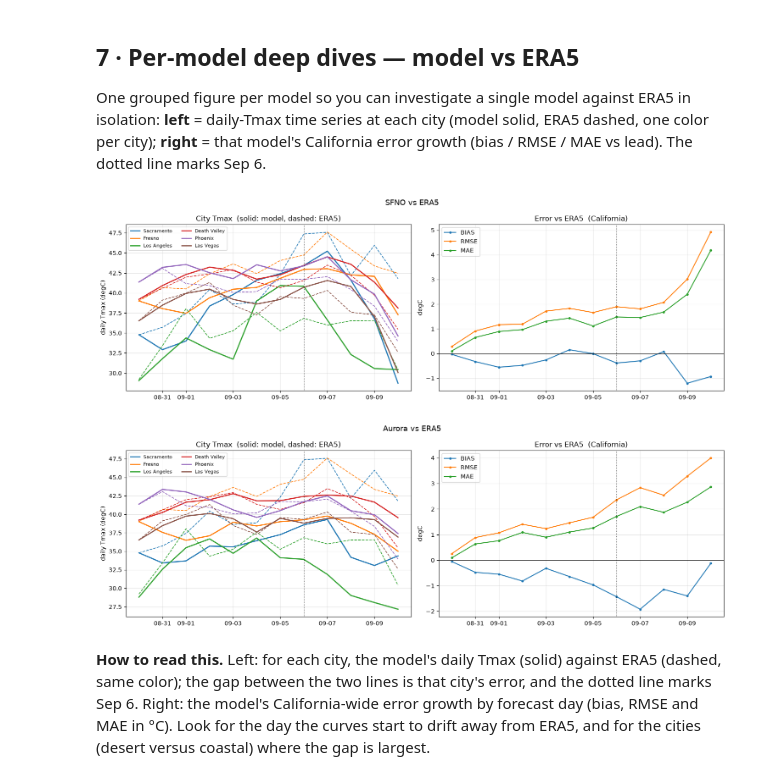
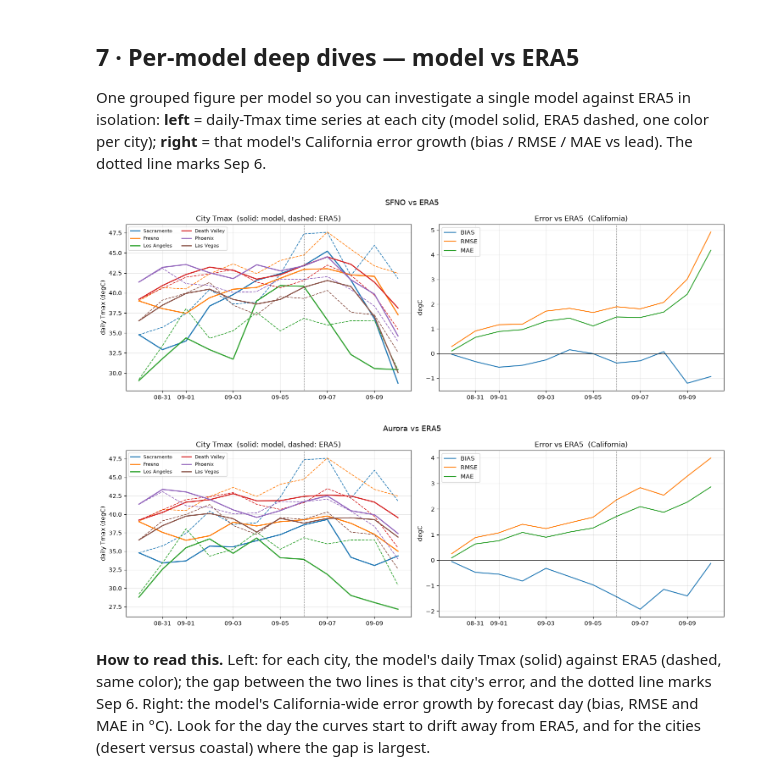
Before and after one commit to ChristianByars/West-Coast-Forecasts, a Jupyter notebook: HeatWaves.ipynb, the cells around one changed output. Saved outputs shown, nothing was run; the diff lists cells and outputs as text; code cells hidden in the pictures.

```diff
--- a/HeatWaves.ipynb
+++ b/HeatWaves.ipynb
@@ -519,8 +519,8 @@ peak = days[np.argmin(np.abs(days - EVENT_PEAK))]
 fig, (ax_r, ax_b) = plt.subplots(1, 2, figsize=(14, 4.8))
 for k in MODELS:
     err = error_metrics_per_day(crop_bbox(tmax[k], reg["lat"], reg["lon360"]), e_ca)
-    ax_r.plot(xdays, err["rmse"].values, marker="o", ms=3, label=MODELS[k]["label"])
-    ax_b.plot(xdays, err["bias"].values, marker="o", ms=3, label=MODELS[k]["label"])
+    ax_r.plot(xdays, err["rmse"].values, label=MODELS[k]["label"])
+    ax_b.plot(xdays, err["bias"].values, label=MODELS[k]["label"])
 for ax, ttl in ((ax_r, "RMSE"), (ax_b, "Bias")):
     ax.axvline(xpeak, color="k", lw=0.8, ls=":")
     ax.set_title(ttl); ax.set_ylabel("degC")
@@ -589,36 +589,36 @@ def model_vs_era5_panel(key):
     md, ed = tmax[key], era5_tmax
     reg    = REGIONS["CALIFORNIA"]
     err    = error_metrics_per_day(crop_bbox(md, reg["lat"], reg["lon360"]),
                                    crop_bbox(ed, reg["lat"], reg["lon360"]))
 
     fig, (axL, axR) = plt.subplots(1, 2, figsize=(15, 5))
     cmap = plt.get_cmap("tab10")
     for i, (city, (clat, clon)) in enumerate(CITIES.items()):
         c = cmap(i % 10)
         axL.plot(xdays, city_series(md, clat, clon).values, color=c, lw=1.9, label=city)
         axL.plot(xdays, city_series(ed, clat, clon).values, color=c, lw=1.2, ls="--")
     axL.axvline(xpeak, color="k", lw=0.8, ls=":")
     axL.set_title("City Tmax  (solid: model, dashed: ERA5)")
     axL.set_ylabel("daily Tmax (degC)"); axL.grid(alpha=0.3); axL.legend(fontsize=8, ncol=2)
     axL.xaxis.set_major_formatter(mdates.DateFormatter("%m-%d"))
 
     for name in ("bias", "rmse", "mae"):
-        axR.plot(xdays, err[name].values, marker="o", ms=3, label=name.upper())
+        axR.plot(xdays, err[name].values, label=name.upper())
     axR.axhline(0, color="k", lw=0.6); axR.axvline(xpeak, color="k", lw=0.8, ls=":")
     axR.set_title("Error vs ERA5  (California)")
     axR.set_ylabel("degC"); axR.grid(alpha=0.3); axR.legend()
     axR.xaxis.set_major_formatter(mdates.DateFormatter("%m-%d"))
 
     fig.suptitle(f"{label} vs ERA5", fontsize=13)
     fig.tight_layout()
     fig.savefig(FIG_DIR / f"deepdive_{key.lower()}.png", dpi=110, bbox_inches="tight")
     plt.show()
 
 for k in MODELS:
     model_vs_era5_panel(k)
 # %% [output]
-[figure, old version]
+[figure, new version]
-[figure, old version]
+[figure, new version]
 # %% [markdown]
 **How to read this.** Left: for each city, the model's daily Tmax (solid) against ERA5 (dashed, same color); the gap between the two lines is that city's error, and the dotted line marks Sep 6. Right: the model's California-wide error growth by forecast day (bias, RMSE and MAE in °C). Look for the day the curves start to drift away from ERA5, and for the cities (desert versus coastal) where the gap is largest.
 # %% [markdown]
```
Also changed, not shown: parts of 3 cells of this notebook, 16 other files.
